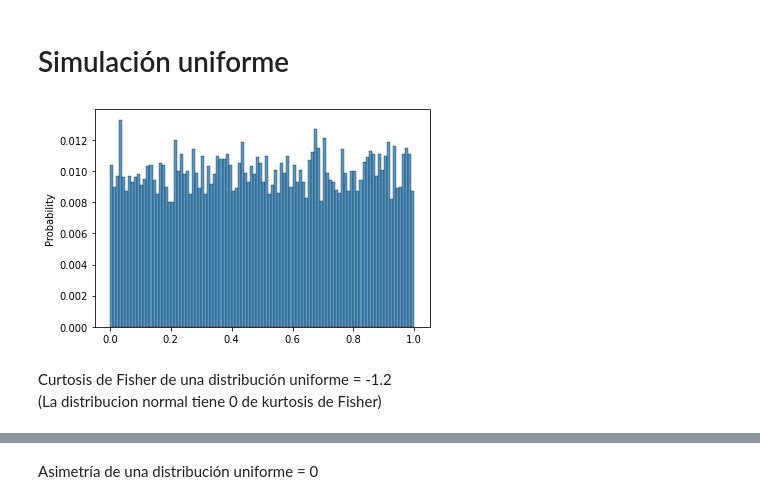
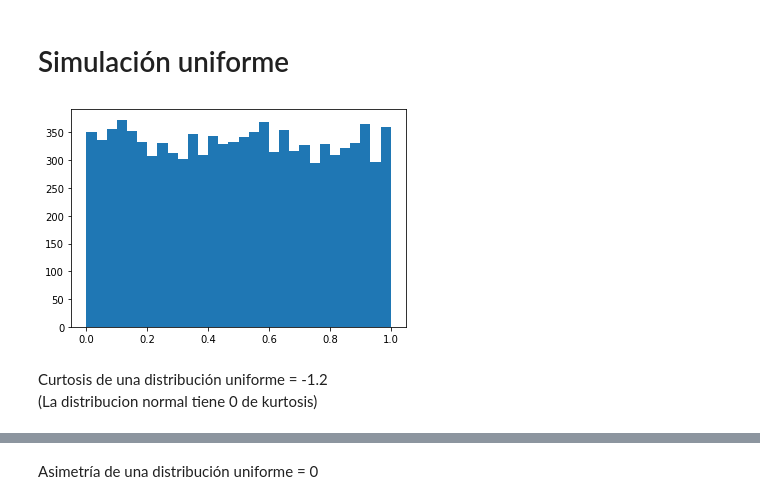
Before and after one commit to AnIsAsPe/Estadistica_y_Probabilidad_para-CD-, a Jupyter notebook: PrincipiosDeProbabilidad/Semana2/Notebooks/Simulación_de_variables_aleatorias_continuas_.ipynb, the cells around one changed output, grey strips where cells are left out. Cells and saved outputs as stored; diff of their text form; code cells hidden in the pictures.

```diff
--- a/PrincipiosDeProbabilidad/Semana2/Notebooks/Simulación_de_variables_aleatorias_continuas_.ipynb
+++ b/PrincipiosDeProbabilidad/Semana2/Notebooks/Simulación_de_variables_aleatorias_continuas_.ipynb
@@ -11,16 +11,16 @@ import seaborn as sns
 # %%
 # generación de una muestra aleatoria con distribución de la place
 a, b = 0., 1.
 n = 10000
 s = np.random.uniform(a, b, n)
-# plt.hist( s, bins=30,  density=True)
-sns.histplot( x = np.array(s), bins=100,   stat ='probability' )
+plt.hist(s, bins=30)
+
 plt.show()
 # %% [output]
-[figure, old version]
+[figure, new version]
 # %% [markdown]
-Curtosis de Fisher de una distribución uniforme = -1.2
-(La distribucion normal tiene 0 de kurtosis de Fisher)
+Curtosis de una distribución uniforme = -1.2
+(La distribucion normal tiene 0 de kurtosis)
 # %%
 kurtosis(s)
 # %% [output]
```
Also changed, not shown: parts of 13 cells of this notebook.
